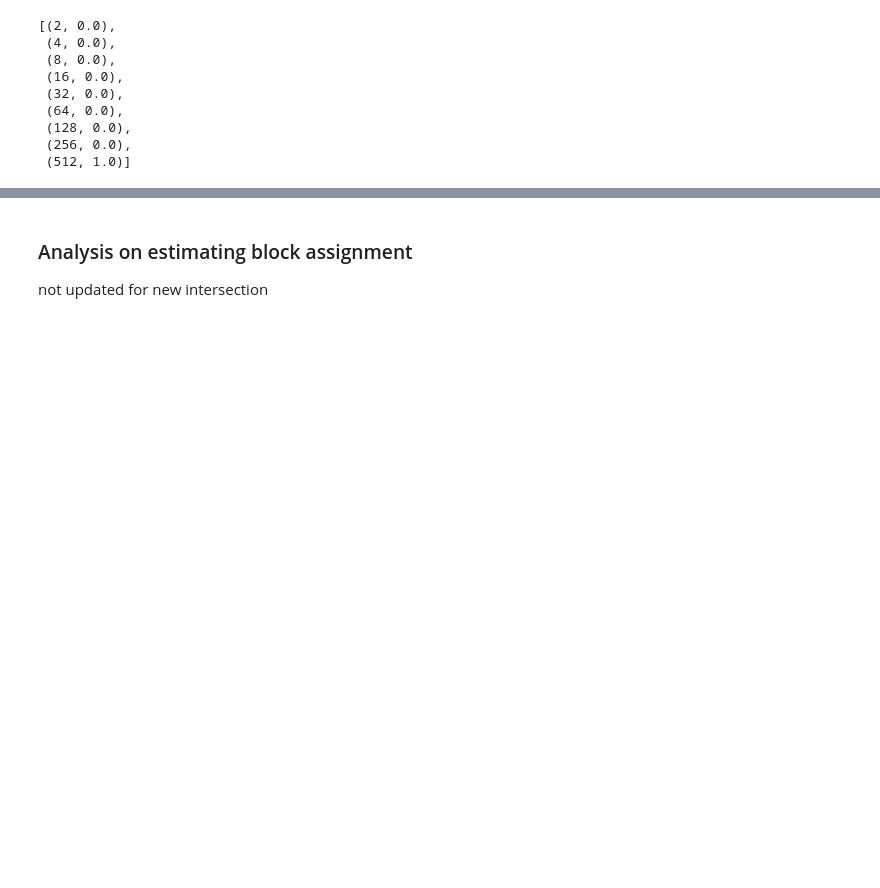
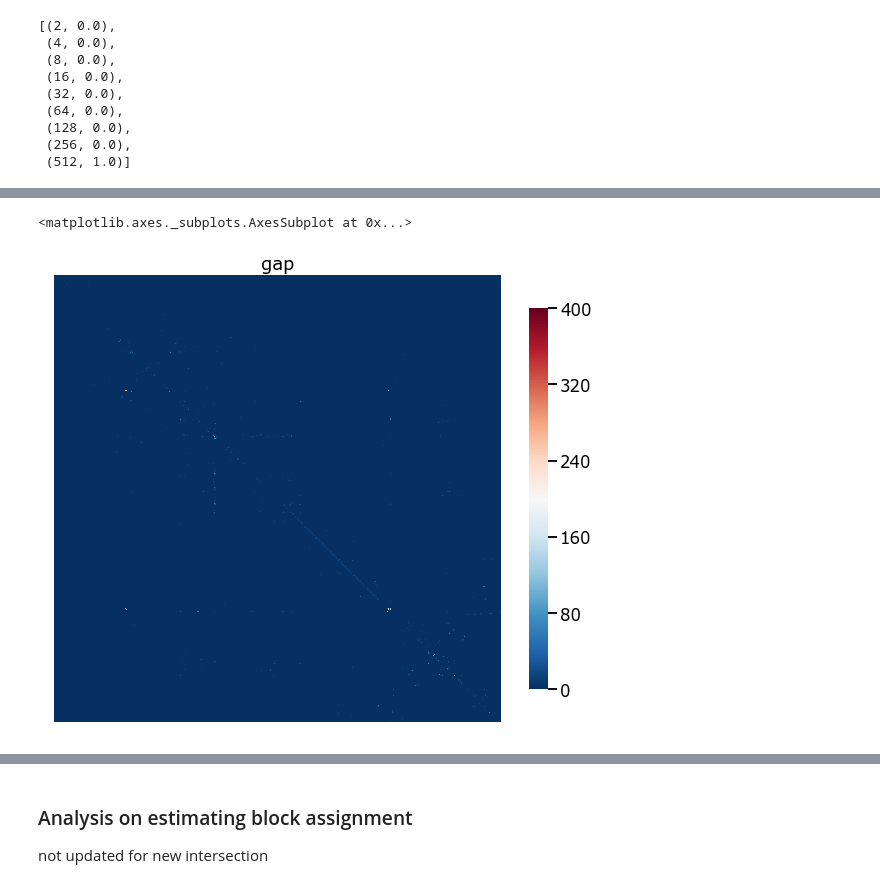
Before and after one commit to junhaobearxiong/graph_independence_test, a Jupyter notebook: notebooks/2019-03-27_real_data_celegans_chem_gap.ipynb, the cells around one changed output, grey strips where cells are left out. Saved outputs shown, nothing was run; the diff lists cells and outputs as text; code cells hidden in the pictures; blank space fills up the shorter version.

```diff
--- a/notebooks/2019-03-27_real_data_celegans_chem_gap.ipynb
+++ b/notebooks/2019-03-27_real_data_celegans_chem_gap.ipynb
@@ -157,0 +166,5 @@ pval
+# %%
+heatmap(gap_male, title='gap', center=np.max(gap_male)/2)
+# %% [output]
+<matplotlib.axes._subplots.AxesSubplot at 0x...>
+[figure, added]
```
Also changed, not shown: parts of 15 cells of this notebook, 5 other files.
